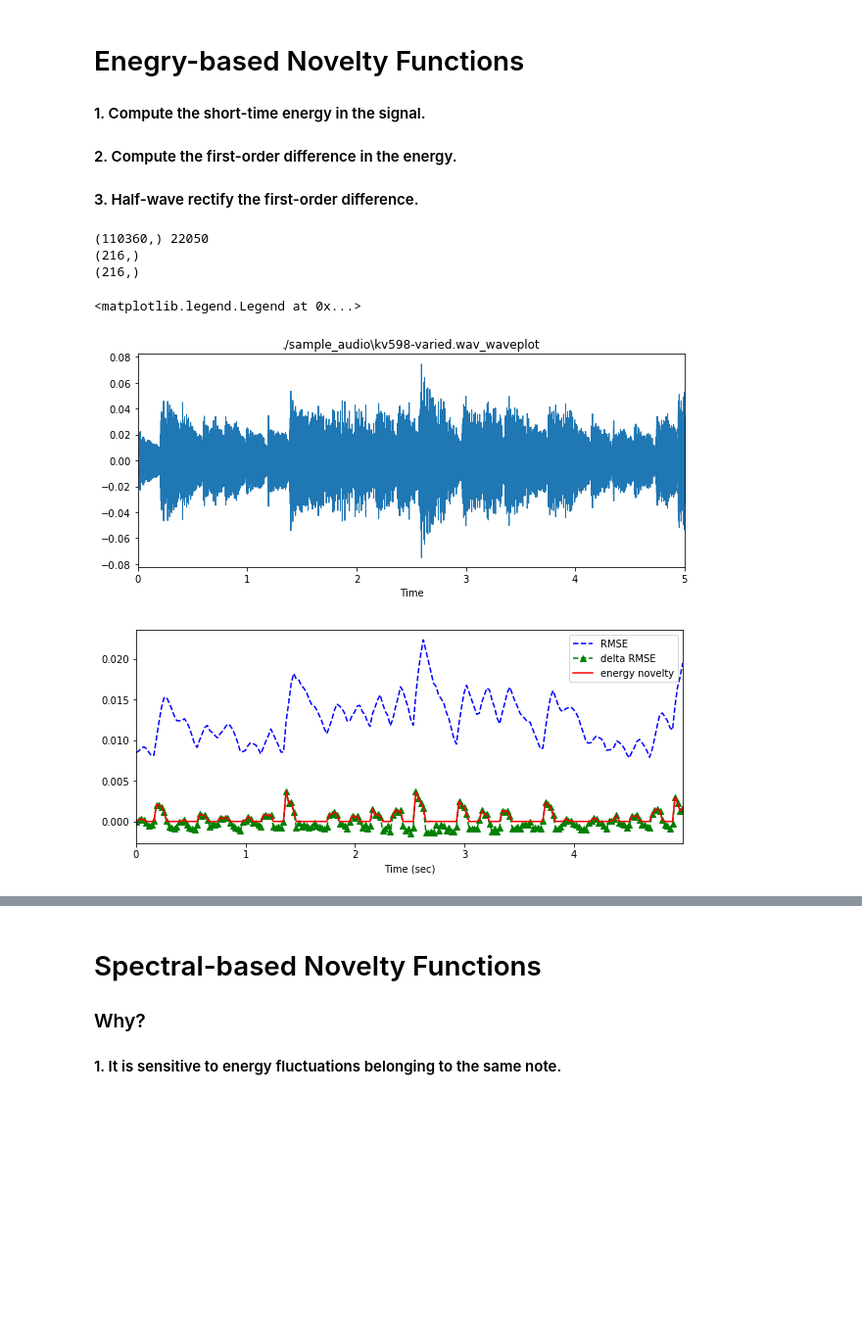
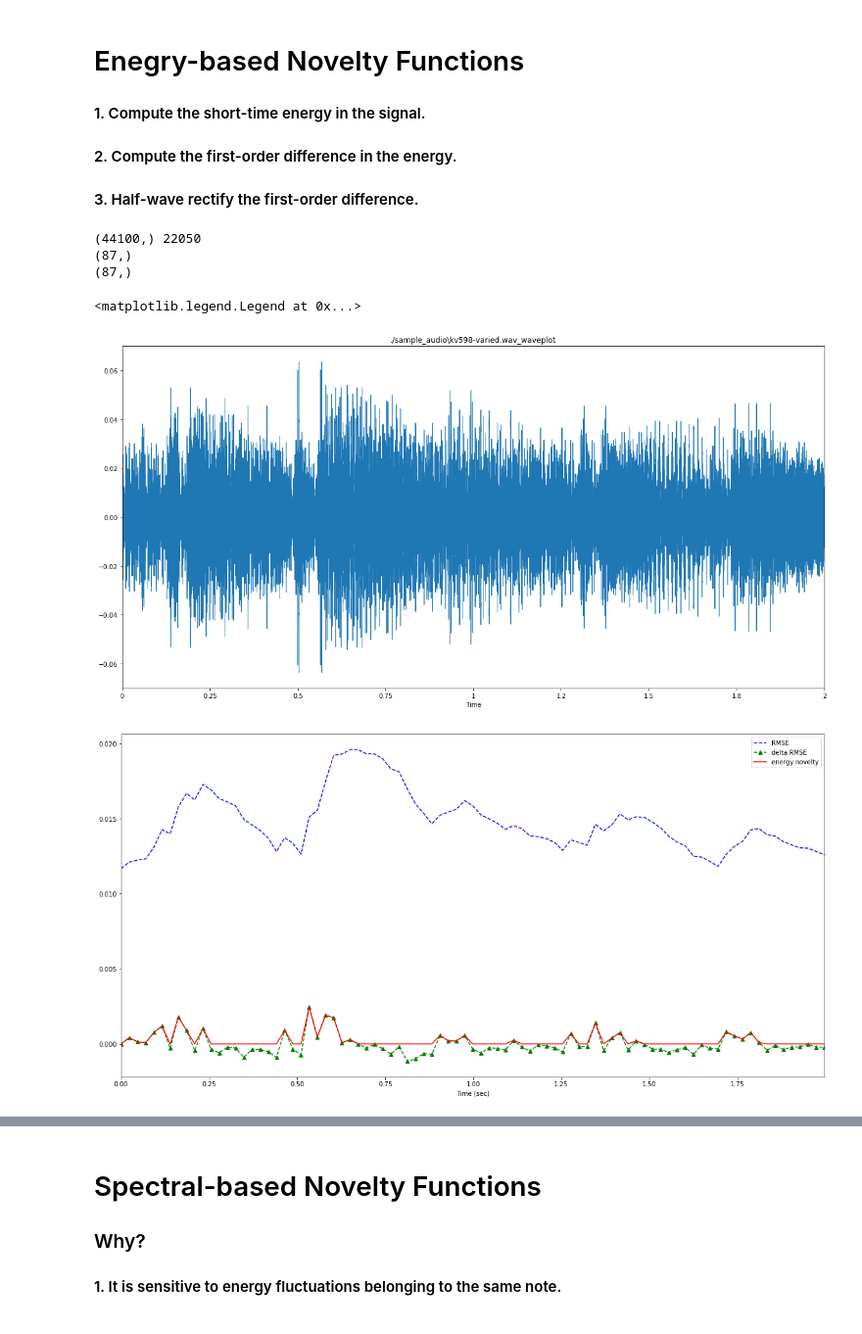
Before and after one commit to minwookchang/MusicalFunctions, a Jupyter notebook: onset_detection.ipynb, the cells around one changed output, grey strips where cells are left out. Shown at 98% size. Cells and saved outputs as stored; diff of their text form; code cells hidden in the pictures; blank space fills up the shorter version.

```diff
--- a/onset_detection.ipynb
+++ b/onset_detection.ipynb
@@ -42,10 +42,10 @@ print(files)
 # %%
 #for f in files:
 
-y, sr = librosa.load(files[1])
+y, sr = librosa.load(files[-1],offset = 8.0, duration = 2.0)
 print(y.shape, sr)
 
-plt.figure(figsize=(10,4))
+plt.figure(figsize=(20,10))
 librosa.display.waveplot(y,sr)
 plt.title(f + "_waveplot")
 
@@ -64,37 +64,37 @@ print(rmse.shape)
 print(rmse_diff.shape)
 
 # half-wave rectiication
 # max(0,x)
 energy_novelty  = np.max([np.zeros_like(rmse_diff), rmse_diff], axis=0)
 
 frames = np.arange(len(rmse))
 t = librosa.frames_to_time(frames, sr=sr)
 
-plt.figure(figsize=(10, 4))
+plt.figure(figsize=(20, 10))
 plt.plot(t, rmse, 'b--', t, rmse_diff, 'g--^', t, energy_novelty, 'r-')
 plt.xlim(0, t.max())
 plt.xlabel('Time (sec)')
 plt.legend(('RMSE', 'delta RMSE', 'energy novelty'))
 
 
 #make log scale for human perception
 # it's value is samll, so we take log1p
 
 log_rmse = np.log1p(rmse)
 log_rmse_diff = np.zeros_like(log_rmse)
 log_rmse_diff[1:] = np.diff(log_rmse)
 
 log_energy_novelty = np.max([np.zeros_like(log_rmse_diff), log_rmse_diff], axis = 0)
 
-plt.figure(figsize=(10, 4))
+plt.figure(figsize=(20, 10))
 plt.plot(t, log_rmse, 'b--', t, log_rmse_diff, 'g--^', t, log_energy_novelty, 'r-')
 plt.xlim(0, t.max())
 plt.xlabel('Time (sec)')
 plt.legend(('log RMSE', 'delta log RMSE', 'log energy novelty'))
 # %% [output]
-(110360,) 22050
-(216,)
-(216,)
+(44100,) 22050
+(87,)
+(87,)
 <matplotlib.legend.Legend at 0x...>
-[figure, old version]
+[figure, new version]
-[figure, old version]
+[figure, new version]
```
Also changed, not shown: parts of 6 cells of this notebook, 2 other files.
